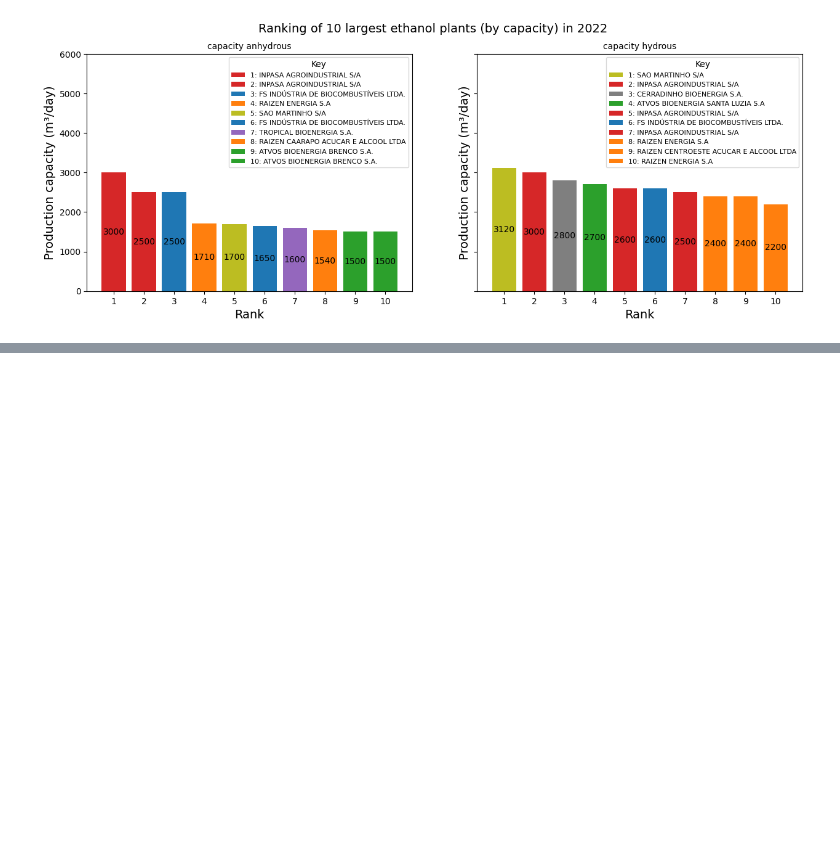
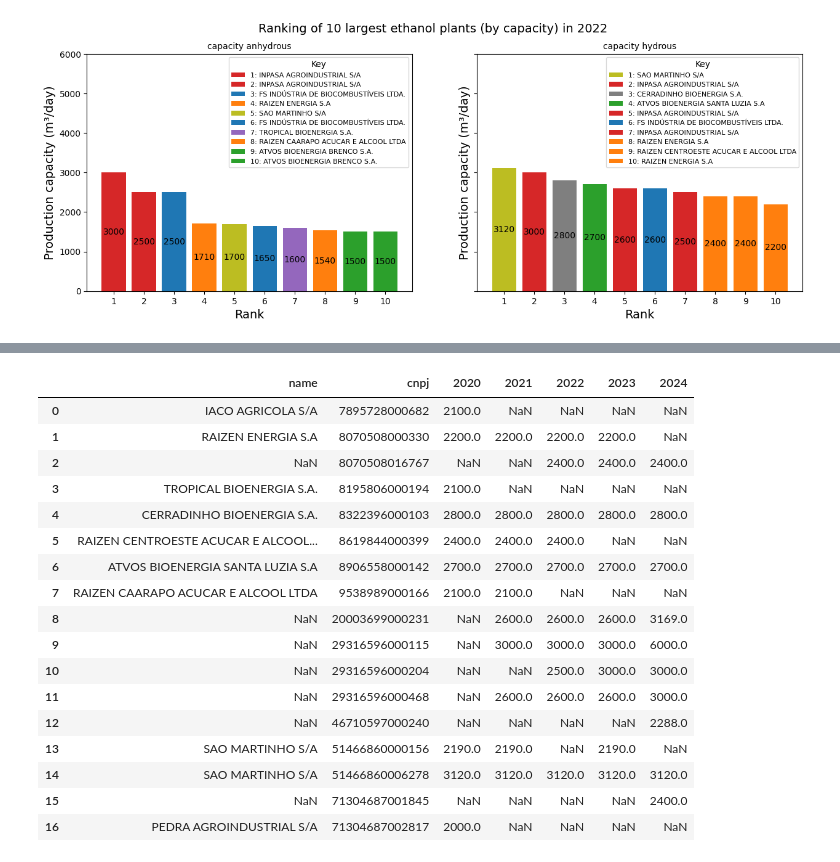
Before and after one commit to paulanaomi/ethanol_data_Brazil_ANP, a Jupyter notebook: ethanol_data_download_and_cleanup.ipynb, the cells around one changed output, grey strips where cells are left out. Saved outputs shown, nothing was run; the diff lists cells and outputs as text; code cells hidden in the pictures; blank space fills up the shorter version.

Commit message:
Created 1st version of dataframe for ribbon chart

```diff
--- a/ethanol_data_download_and_cleanup.ipynb
+++ b/ethanol_data_download_and_cleanup.ipynb
@@ -199,0 +209,49 @@ plt.show()
+# %%
+# Define year and top Nvals number of plants to rank
+year = 2020
+Nvals = 10
+
+# Filters data for specified year
+df_year = get_subset_for_last_records_of_the_year(df,year)
+N = df_year.index.size
+# %%
+col_name = 'capacity_hydrous'
+df_hydrous = df_year.sort_values(by=[col_name], ascending=False)
+df_hydrous.drop(['date','state','capacity_anhydrous'], axis=1, inplace=True)
+df_hydrous.rename(columns={'capacity_hydrous':str(year)}, inplace=True)
+df_hydrous  = df_hydrous.set_index(np.arange(N)).head(Nvals)
+# %%
+for year in range(2021,2025):
+
+    # Filters data for specified year
+    df_year = get_subset_for_last_records_of_the_year(df,year)
+    N = df_year.index.size
+
+    col_name = 'capacity_hydrous'
+    df_hydrous_temp = df_year.sort_values(by=[col_name], ascending=False)
+    df_hydrous_temp.drop(['date','state','capacity_anhydrous'], axis=1, inplace=True)
+    df_hydrous_temp.rename(columns={'capacity_hydrous':str(year)}, inplace=True)
+    df_hydrous_temp  = df_hydrous_temp.set_index(np.arange(N)).head(Nvals)
+
+    df_hydrous = pd.merge(df_hydrous, df_hydrous_temp[['cnpj',str(year)]], how='outer', on='cnpj')
+
+df_hydrous
+# %% [output]
+|  | name | cnpj | 2020 | 2021 | 2022 | 2023 | 2024 |
+| 0 | IACO AGRICOLA S/A | 7895728000682 | 2100.0 | NaN | NaN | NaN | NaN |
+| 1 | RAIZEN ENERGIA S.A | 8070508000330 | 2200.0 | 2200.0 | 2200.0 | 2200.0 | NaN |
+| 2 | NaN | 8070508016767 | NaN | NaN | 2400.0 | 2400.0 | 2400.0 |
+| 3 | TROPICAL BIOENERGIA S.A. | 8195806000194 | 2100.0 | NaN | NaN | NaN | NaN |
+| 4 | CERRADINHO BIOENERGIA S.A. | 8322396000103 | 2800.0 | 2800.0 | 2800.0 | 2800.0 | 2800.0 |
+| 5 | RAIZEN CENTROESTE ACUCAR E ALCOOL... | 8619844000399 | 2400.0 | 2400.0 | 2400.0 | NaN | NaN |
+| 6 | ATVOS BIOENERGIA SANTA LUZIA S.A | 8906558000142 | 2700.0 | 2700.0 | 2700.0 | 2700.0 | 2700.0 |
+| 7 | RAIZEN CAARAPO ACUCAR E ALCOOL LTDA | 9538989000166 | 2100.0 | 2100.0 | NaN | NaN | NaN |
+| 8 | NaN | 20003699000231 | NaN | 2600.0 | 2600.0 | 2600.0 | 3169.0 |
+| 9 | NaN | 29316596000115 | NaN | 3000.0 | 3000.0 | 3000.0 | 6000.0 |
+| 10 | NaN | 29316596000204 | NaN | NaN | 2500.0 | 3000.0 | 3000.0 |
+| 11 | NaN | 29316596000468 | NaN | 2600.0 | 2600.0 | 2600.0 | 3000.0 |
+| 12 | NaN | 46710597000240 | NaN | NaN | NaN | NaN | 2288.0 |
+| 13 | SAO MARTINHO S/A | 51466860000156 | 2190.0 | 2190.0 | NaN | 2190.0 | NaN |
+| 14 | SAO MARTINHO S/A | 51466860006278 | 3120.0 | 3120.0 | 3120.0 | 3120.0 | 3120.0 |
+| 15 | NaN | 71304687001845 | NaN | NaN | NaN | NaN | 2400.0 |
+| 16 | PEDRA AGROINDUSTRIAL S/A | 71304687002817 | 2000.0 | NaN | NaN | NaN | NaN |
```
Also changed, not shown: parts of 2 cells of this notebook.
